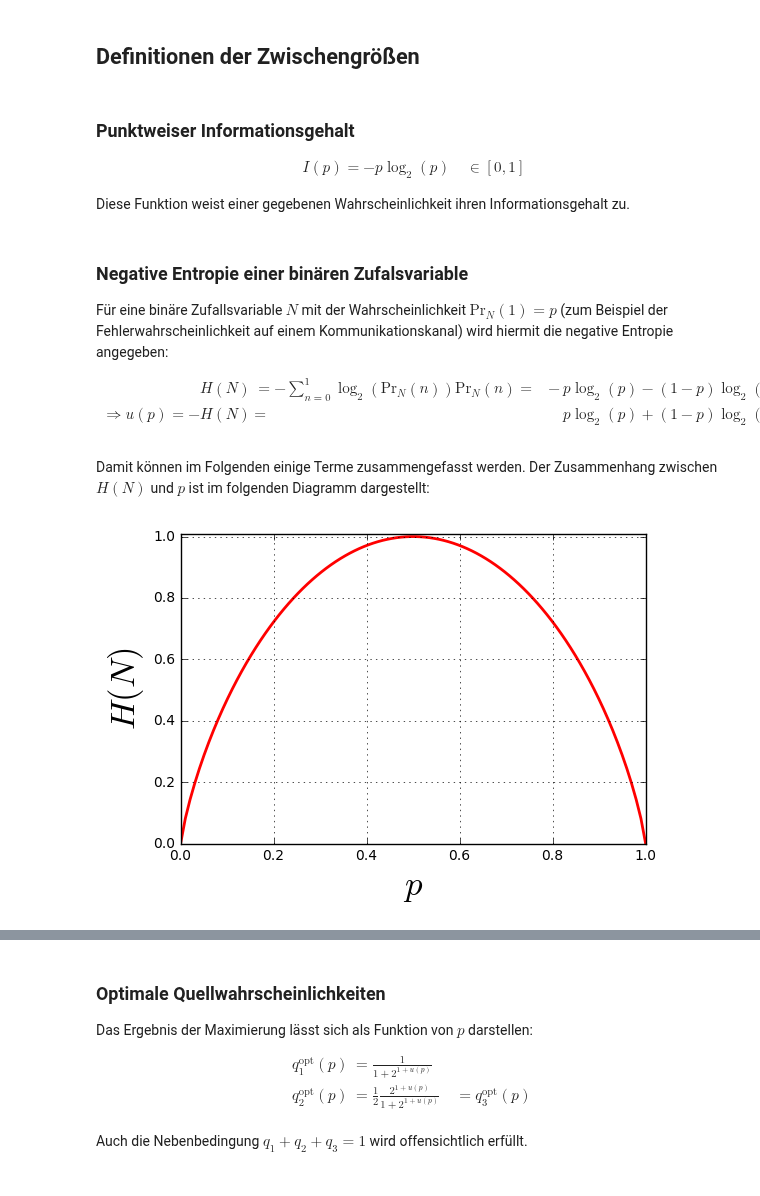
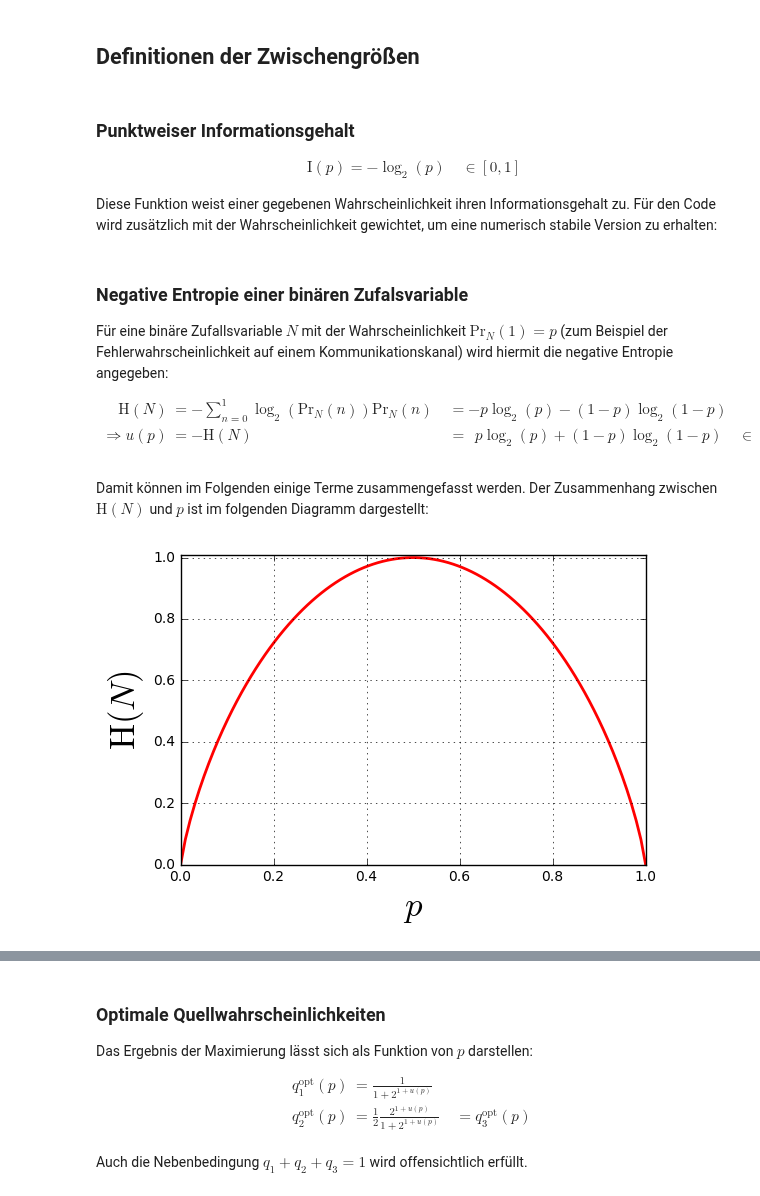
Before and after one commit to fgnt/nachrichtentechnik, a Jupyter notebook: notebooks/Uebungen/A21_Kanalkapazitaet.ipynb, the cells around one changed output, grey strips where cells are left out. Cells and saved outputs as stored; diff of their text form; code cells hidden in the pictures.

```diff
--- a/notebooks/Uebungen/A21_Kanalkapazitaet.ipynb
+++ b/notebooks/Uebungen/A21_Kanalkapazitaet.ipynb
@@ -24,12 +93,12 @@ plt.rcParams['axes.labelsize'] = 25  # fontsize of the x any y labels
 ### Punktweiser Informationsgehalt
 
 \begin{align}
-    I(p) = -p\log_2(p) \quad \in [0, 1]
+    \mathrm{I}(p) = -\log_2(p) \quad \in [0, 1]
 \end{align}
 
-Diese Funktion weist einer gegebenen Wahrscheinlichkeit ihren Informationsgehalt zu.
+Diese Funktion weist einer gegebenen Wahrscheinlichkeit ihren Informationsgehalt zu. Für den Code wird zusätzlich mit der Wahrscheinlichkeit gewichtet, um eine numerisch stabile Version zu erhalten:
 # %%
-def I(p):
+def weighted_I(p):
     # Diese Definition ist numerisch stabil
     return np.piecewise(p, [p != 0, p == 0],
                         [lambda p: -p*np.log2(p), lambda p: 0])
@@ -38,25 +107,25 @@ def I(p):
 Für eine binäre Zufallsvariable $N$ mit der Wahrscheinlichkeit $\mathrm{Pr}_N(1) = p$ (zum Beispiel der Fehlerwahrscheinlichkeit auf einem Kommunikationskanal) wird hiermit die negative Entropie angegeben:
 
 \begin{align}
-    H(N) &= -\sum_{n=0}^1 \log_2\left(\mathrm{Pr}_N(n)\right) \mathrm{Pr}_N(n) = &-&p \log_2(p) - (1{-}p) \log_2(1{-}p) \\
-   \Rightarrow u(p) = -H(N) &= && p \log_2(p) + (1{-}p) \log_2(1{-}p) \quad \in [-1, 0]
+    \mathrm{H}(N) &= -\sum_{n=0}^1 \log_2\left(\mathrm{Pr}_N(n)\right) \mathrm{Pr}_N(n) &&= -p \log_2(p) - (1{-}p) \log_2(1{-}p) \\
+    \Rightarrow u(p) &= -\mathrm{H}(N) &&= \ \ p \log_2(p) + (1{-}p) \log_2(1{-}p) \quad \in [-1, 0]
 \end{align}
 # %%
 def u(p):
-    return -I(p) - I(1-p)
+    return -weighted_I(p) - weighted_I(1-p)
 # %% [markdown]
-Damit können im Folgenden einige Terme zusammengefasst werden. Der Zusammenhang zwischen $H(N)$ und $p$ ist im folgenden Diagramm dargestellt:
+Damit können im Folgenden einige Terme zusammengefasst werden. Der Zusammenhang zwischen $\mathrm{H}(N)$ und $p$ ist im folgenden Diagramm dargestellt:
 # %%
 %matplotlib inline
 p1d = np.linspace(0, 1, 100)
 plt.plot(p1d, -u(p1d), 'r')
 plt.xlabel(r'$p$')
-plt.ylabel(r'$H(N)$')
+plt.ylabel(r'$\mathrm{H}(N)$')
 plt.xlim((0.0, 1.0))
 plt.ylim((0.0, 1.01))
 plt.grid(True)
 # %% [output]
-[figure, old version]
+[figure, new version]
 # %% [markdown]
 Am Diagramm können einige wichtige Fälle unterschieden werden:
 
```
Also changed, not shown: parts of 25 cells of this notebook.
